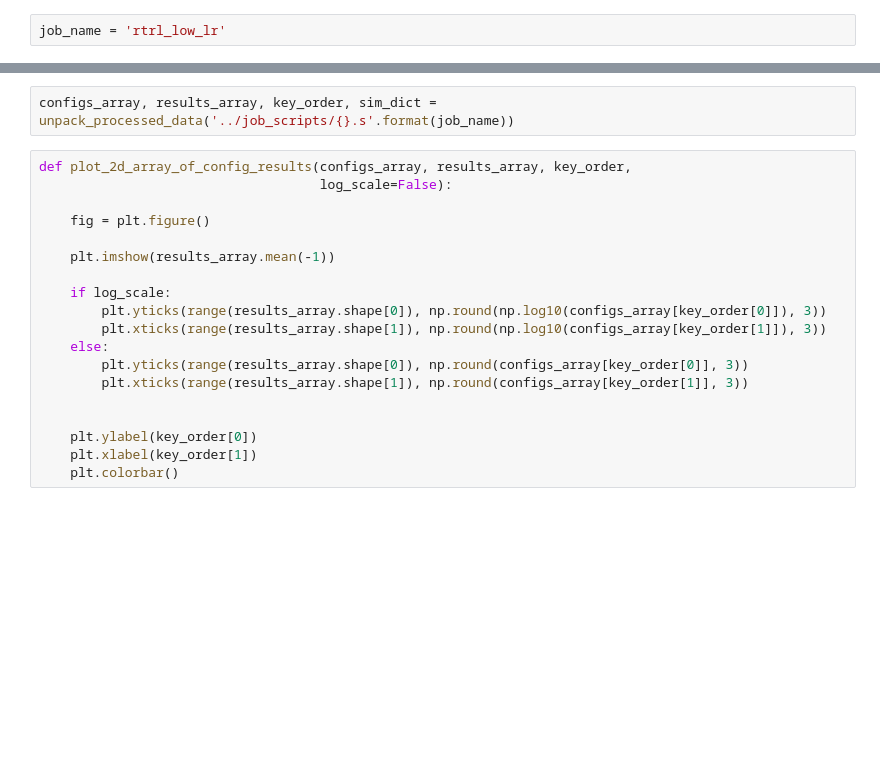
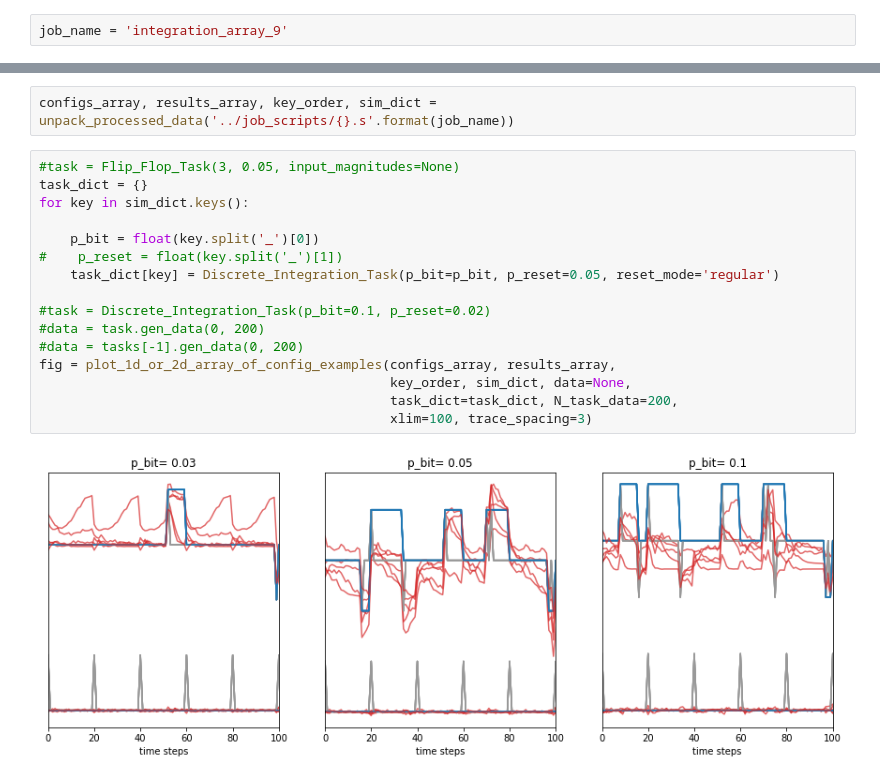
Before and after one commit to omarschall/learning-dynamics, a Jupyter notebook: notebooks/pipeline_test.ipynb, the cells around one changed output, grey strips where cells are left out. Drawn from its saved outputs; the diff is of its cells as text; blank space fills up the shorter version.

```diff
--- a/notebooks/pipeline_test.ipynb
+++ b/notebooks/pipeline_test.ipynb
@@ -130,5 +162,5 @@ total size is 1,244,658  speedup is 18.25
 # %%
-job_name = 'rtrl_low_lr'
+job_name = 'integration_array_9'
 # %%
 ###Get job status
 get_ipython().system('squeue -u oem214')
@@ -153,22 +170,21 @@ get_ipython().system('squeue -u oem214')
 # %%
 configs_array, results_array, key_order, sim_dict = unpack_processed_data('../job_scripts/{}.s'.format(job_name))
-# %%
-def plot_2d_array_of_config_results(configs_array, results_array, key_order,
-                                    log_scale=False):
-
-    fig = plt.figure()
-
-    plt.imshow(results_array.mean(-1))
-
-    if log_scale:
-        plt.yticks(range(results_array.shape[0]), np.round(np.log10(configs_array[key_order[0]]), 3))
-        plt.xticks(range(results_array.shape[1]), np.round(np.log10(configs_array[key_order[1]]), 3))
-    else:
-        plt.yticks(range(results_array.shape[0]), np.round(configs_array[key_order[0]], 3))
-        plt.xticks(range(results_array.shape[1]), np.round(configs_array[key_order[1]], 3))
-
-
-    plt.ylabel(key_order[0])
-    plt.xlabel(key_order[1])
-    plt.colorbar()
+# %%
+#task = Flip_Flop_Task(3, 0.05, input_magnitudes=None)
+task_dict = {}
+for key in sim_dict.keys():
+
+    p_bit = float(key.split('_')[0])
+#    p_reset = float(key.split('_')[1])
+    task_dict[key] = Discrete_Integration_Task(p_bit=p_bit, p_reset=0.05, reset_mode='regular')
+
+#task = Discrete_Integration_Task(p_bit=0.1, p_reset=0.02)
+#data = task.gen_data(0, 200)
+#data = tasks[-1].gen_data(0, 200)
+fig = plot_1d_or_2d_array_of_config_examples(configs_array, results_array,
+                                             key_order, sim_dict, data=None,
+                                             task_dict=task_dict, N_task_data=200,
+                                             xlim=100, trace_spacing=3)
+# %% [output]
+[figure, added]
 # %%
```
Also changed, not shown: parts of 13 cells of this notebook, 20 other files.
